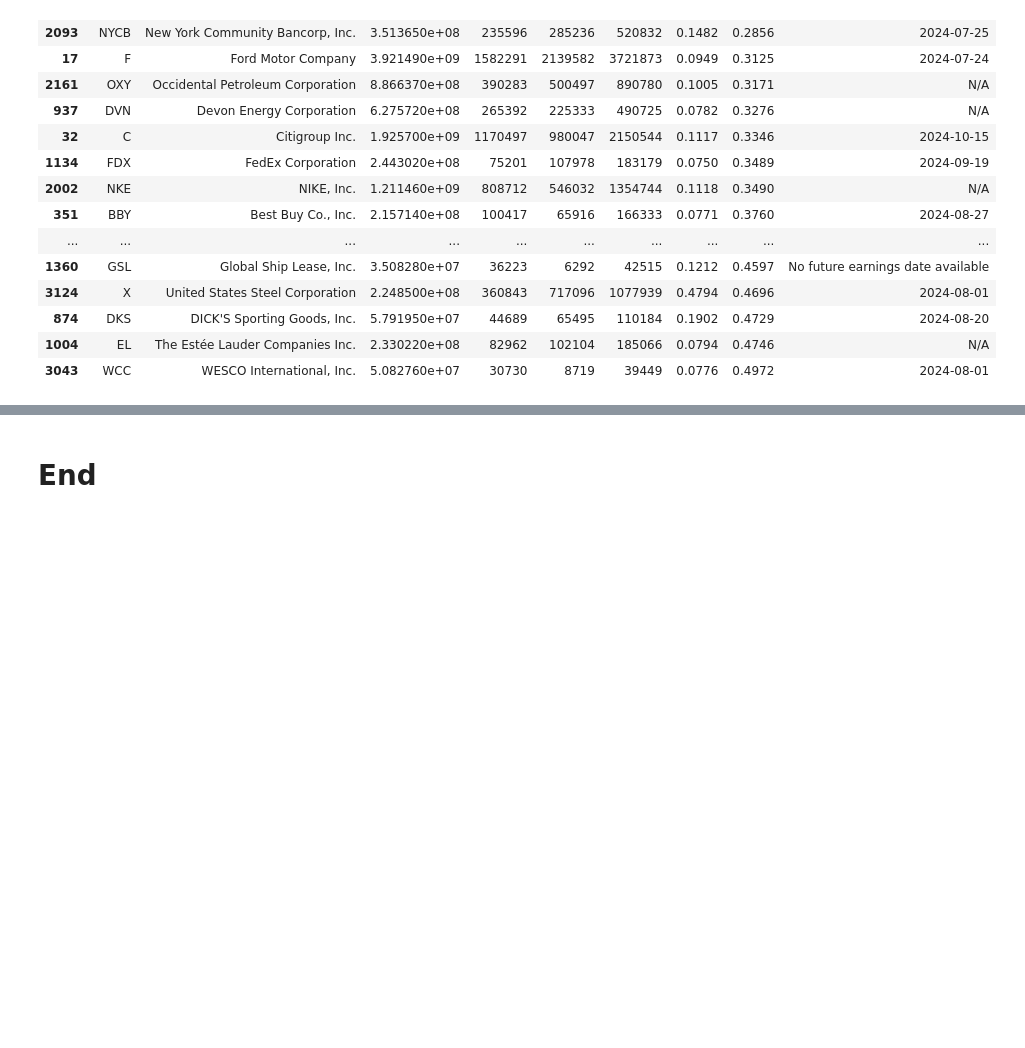
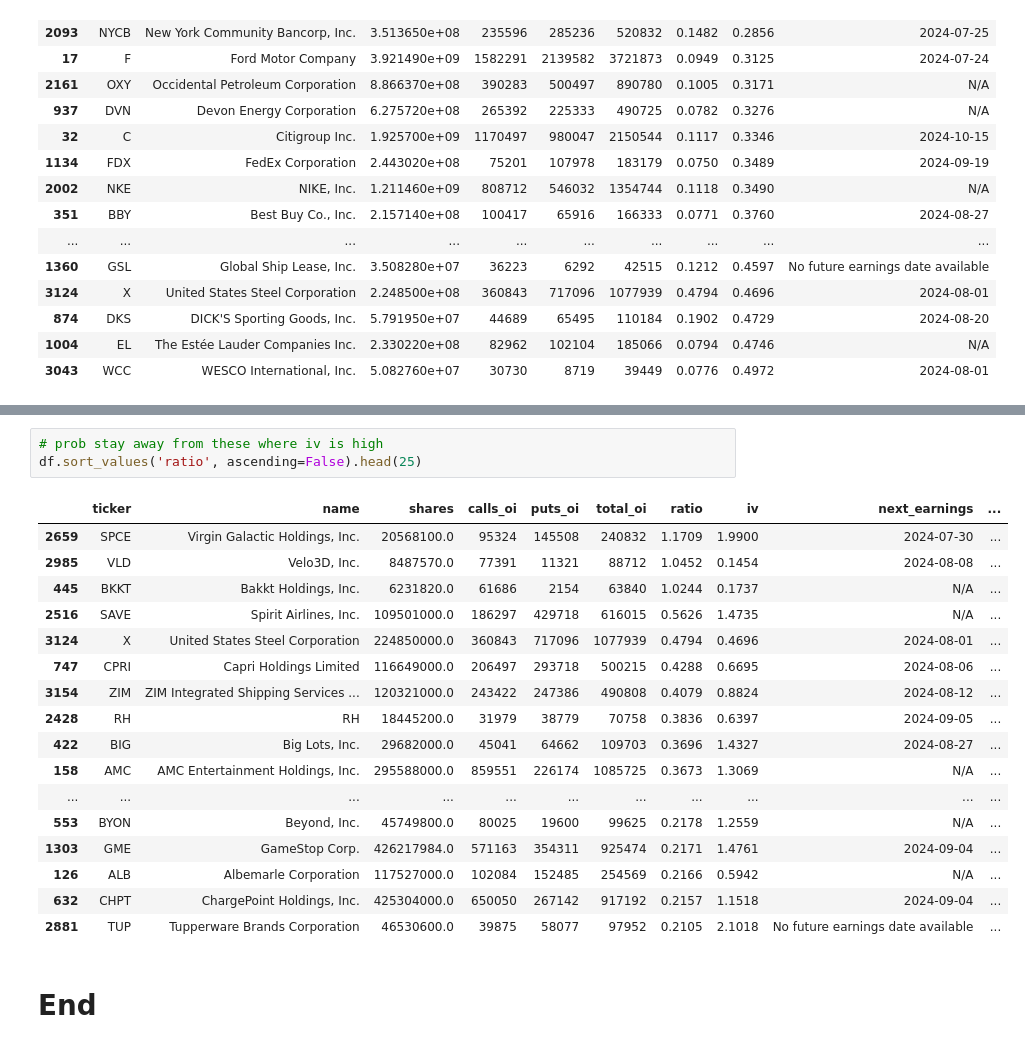
Before and after one commit to ryanlrappa/sweetgreen, a Jupyter notebook: dev.ipynb, the cells around one changed output, grey strips where cells are left out. Saved outputs shown, nothing was run; the diff lists cells and outputs as text; blank space fills up the shorter version.

```diff
--- a/dev.ipynb
+++ b/dev.ipynb
@@ -448,2 +462,23 @@ df[df.ticker == 'SG']
+# %%
+# prob stay away from these where iv is high
+df.sort_values('ratio', ascending=False).head(25)
+# %% [output]
+|  | ticker | name | shares | calls_oi | puts_oi | total_oi | ratio | iv | next_earnings | ... |
+| 2659 | SPCE | Virgin Galactic Holdings, Inc. | 20568100.0 | 95324 | 145508 | 240832 | 1.1709 | 1.9900 | 2024-07-30 | ... |
+| 2985 | VLD | Velo3D, Inc. | 8487570.0 | 77391 | 11321 | 88712 | 1.0452 | 0.1454 | 2024-08-08 | ... |
+| 445 | BKKT | Bakkt Holdings, Inc. | 6231820.0 | 61686 | 2154 | 63840 | 1.0244 | 0.1737 | N/A | ... |
+| 2516 | SAVE | Spirit Airlines, Inc. | 109501000.0 | 186297 | 429718 | 616015 | 0.5626 | 1.4735 | N/A | ... |
+| 3124 | X | United States Steel Corporation | 224850000.0 | 360843 | 717096 | 1077939 | 0.4794 | 0.4696 | 2024-08-01 | ... |
+| 747 | CPRI | Capri Holdings Limited | 116649000.0 | 206497 | 293718 | 500215 | 0.4288 | 0.6695 | 2024-08-06 | ... |
+| 3154 | ZIM | ZIM Integrated Shipping Services ... | 120321000.0 | 243422 | 247386 | 490808 | 0.4079 | 0.8824 | 2024-08-12 | ... |
+| 2428 | RH | RH | 18445200.0 | 31979 | 38779 | 70758 | 0.3836 | 0.6397 | 2024-09-05 | ... |
+| 422 | BIG | Big Lots, Inc. | 29682000.0 | 45041 | 64662 | 109703 | 0.3696 | 1.4327 | 2024-08-27 | ... |
+| 158 | AMC | AMC Entertainment Holdings, Inc. | 295588000.0 | 859551 | 226174 | 1085725 | 0.3673 | 1.3069 | N/A | ... |
+| ... | ... | ... | ... | ... | ... | ... | ... | ... | ... | ... |
+| 553 | BYON | Beyond, Inc. | 45749800.0 | 80025 | 19600 | 99625 | 0.2178 | 1.2559 | N/A | ... |
+| 1303 | GME | GameStop Corp. | 426217984.0 | 571163 | 354311 | 925474 | 0.2171 | 1.4761 | 2024-09-04 | ... |
+| 126 | ALB | Albemarle Corporation | 117527000.0 | 102084 | 152485 | 254569 | 0.2166 | 0.5942 | N/A | ... |
+| 632 | CHPT | ChargePoint Holdings, Inc. | 425304000.0 | 650050 | 267142 | 917192 | 0.2157 | 1.1518 | 2024-09-04 | ... |
+| 2881 | TUP | Tupperware Brands Corporation | 46530600.0 | 39875 | 58077 | 97952 | 0.2105 | 2.1018 | No future earnings date available | ... |
 # %% [markdown]
 # End
```
Also changed, not shown: parts of 4 cells of this notebook.
